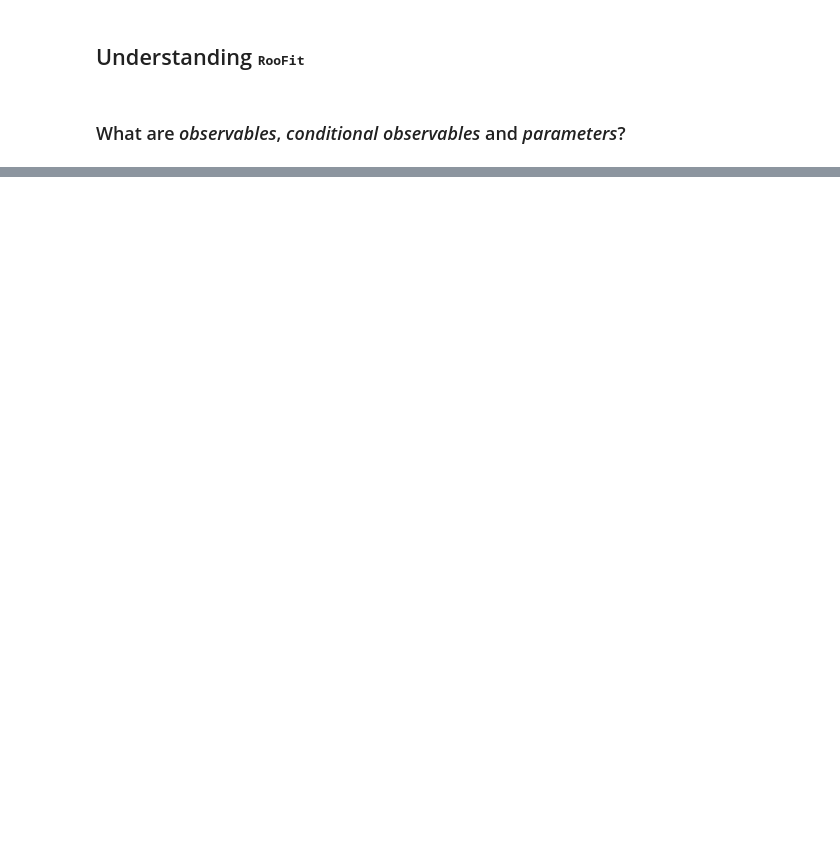
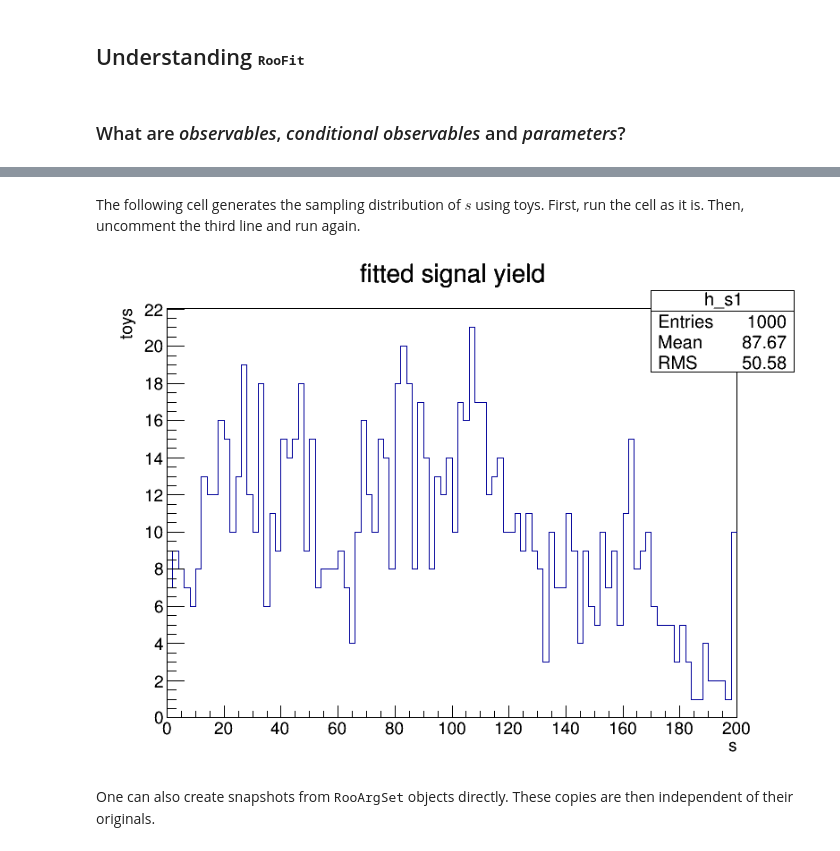
Before and after one commit to cgumpert/roofit, a Jupyter notebook: RooFit.ipynb, the cells around one changed output, grey strips where cells are left out. Cells and saved outputs as stored; diff of their text form; code cells hidden in the pictures; blank space fills up the shorter version.

```diff
--- a/RooFit.ipynb
+++ b/RooFit.ipynb
@@ -144,0 +323,16 @@ Image(filename='Graph.png')
+# %% [markdown]
+The following cell generates the sampling distribution of $s$ using toys. First, run the cell as it is. Then, uncomment the third line and run again.
+# %%
+h_s1 = ROOT.TH1F("h_s1","fitted signal yield;s;toys",100,ws.var("s").getMin(),ws.var("s").getMax())
+for i in range(0,1000):
+    #ws.loadSnapshot("parameter_point")
+    d = pdf.generate(ROOT.RooArgSet(ws.var("x")))
+    pdf.fitTo(d)
+    h_s1.Fill(ws.var("s").getVal())
+    del d
+h_s1.Draw()
+c1
+# %% [output]
+[figure, added]
+# %% [markdown]
+One can also create snapshots from <tt>RooArgSet</tt> objects directly. These copies are then independent of their originals.
```
Also changed, not shown: parts of 46 cells of this notebook.
